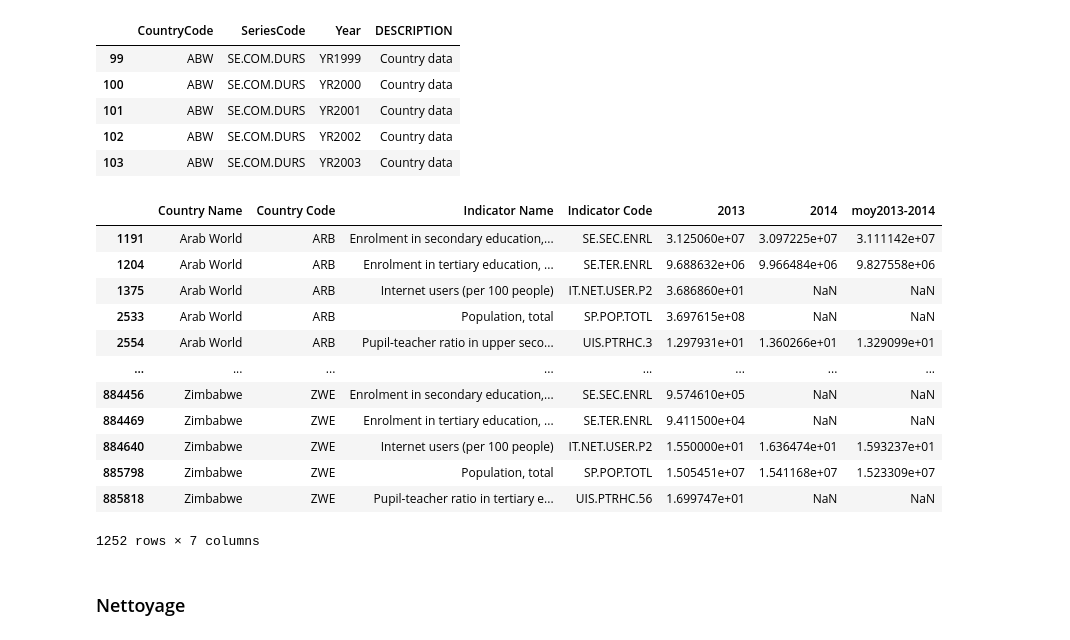
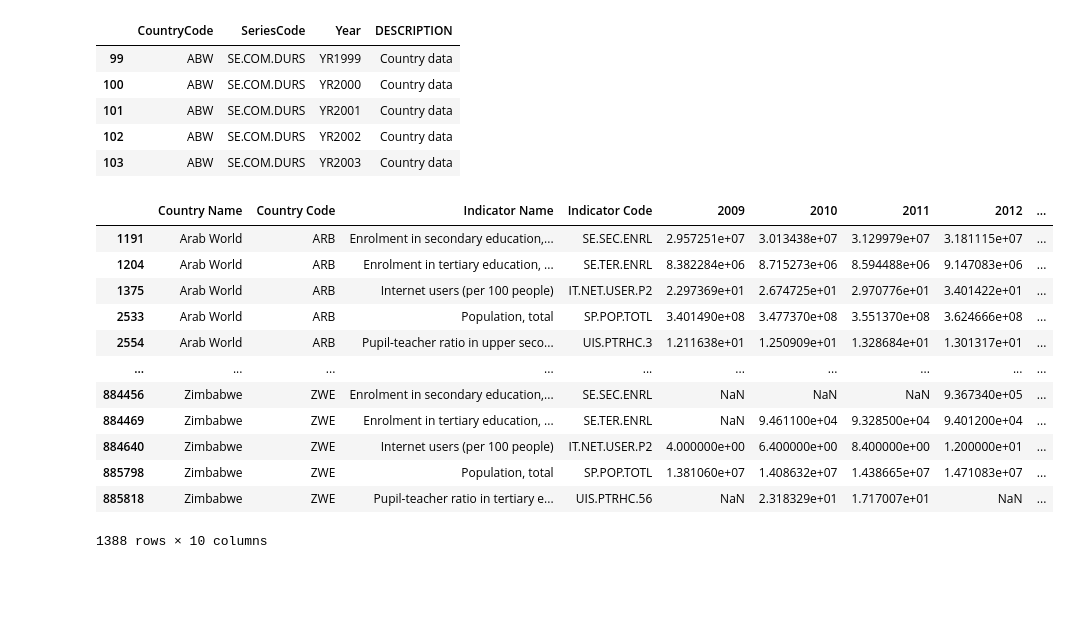
Before and after one commit to BlancaAlfaro/Projet2, a Jupyter notebook: 01-read.ipynb, the cells around one changed output. Cells and saved outputs as stored; diff of their text form; code cells hidden in the pictures; blank space fills up the shorter version.

```diff
--- a/01-read.ipynb
+++ b/01-read.ipynb
@@ -373,7 +389,8 @@ liste_retenus=[
     'Enrolment in tertiary education, all programmes, both sexes (number)' ,
     'Internet users (per 100 people)',
     'Pupil-teacher ratio in tertiary education (headcount basis)',
-    'Duration of compulsory education (years)' ,'Personal computers (per 100 people)',
+    'Duration of compulsory education (years)' ,
+    'Personal computers (per 100 people)',
     'Pupil-teacher ratio in upper secondary education (headcount basis)']
 filtre_retenus=indicateurs['Indicator Name'].isin(liste_retenus)
 indicateurs_retenus=indicateurs[filtre_retenus]
@@ -411,3 +439,8 @@ La dernière année avec un taux acceptable de données est 2014 si on exclue l'
+# %%
+#Mise à jour de la liste des retenus et du dataframe indicateurs retenus
+liste_retenus.remove('Personal computers (per 100 people)')
+filtre_retenus=indicateurs['Indicator Name'].isin(liste_retenus)
+indicateurs_retenus=indicateurs[filtre_retenus]
 # %%
 series_retenus=series[series['Indicator Name'].isin(liste_retenus)].dropna(axis=1,how='all')
 series_retenus
@@ -450,30 +481,25 @@ notes_retenus.head()
 # %%
 #Filtre sur les années avec le plus de données
 
-#Afin de garder des données comparables tout en essayant de garder un maximum de données, la moyenne des valeurs des
-# indicateurs pour les 2 dernières années avec un nombre significatif de données (2013 et 2014) sera prise comme indicateur
+#Afin de garder des données comparables tout en essayant de garder un maximum de lignes, la moyenne des valeurs des
+# indicateurs pour les 5 dernières années avec un nombre significatif de données (2009 et 2014) sera prise comme indicateur
 
-colonnes_retenues=['Country Name', 'Country Code', 'Indicator Name', 'Indicator Code', '2013','2014']
+colonnes_retenues=['Country Name', 'Country Code', 'Indicator Name', 'Indicator Code', '2009','2010','2011','2012','2013','2014']
 
-data=indicateurs_retenus.loc[:,colonnes_retenues]
-data.dropna(axis=0,subset=['2013','2014'],how='all',inplace=True)
-data['moy2013-2014']=(data['2013']+data['2014'])/2 #Ne fonctionne pas car Nan + value = Nan
-data
-#Nombre de valeurs manquantes
-#data.isna().sum()
+data_raw=indicateurs_retenus.loc[:,colonnes_retenues]
+data_raw.dropna(axis=0,subset=[ '2009','2010','2011','2012','2013','2014','2013','2014'],how='all',inplace=True)
+data_raw
 # %% [output]
-|  | Country Name | Country Code | Indicator Name | Indicator Code | 2013 | 2014 | moy2013-2014 |
-| 1191 | Arab World | ARB | Enrolment in secondary education,... | SE.SEC.ENRL | 3.125060e+07 | 3.097225e+07 | 3.111142e+07 |
-| 1204 | Arab World | ARB | Enrolment in tertiary education, ... | SE.TER.ENRL | 9.688632e+06 | 9.966484e+06 | 9.827558e+06 |
-| 1375 | Arab World | ARB | Internet users (per 100 people) | IT.NET.USER.P2 | 3.686860e+01 | NaN | NaN |
-| 2533 | Arab World | ARB | Population, total | SP.POP.TOTL | 3.697615e+08 | NaN | NaN |
-| 2554 | Arab World | ARB | Pupil-teacher ratio in upper seco... | UIS.PTRHC.3 | 1.297931e+01 | 1.360266e+01 | 1.329099e+01 |
-| ... | ... | ... | ... | ... | ... | ... | ... |
-| 884456 | Zimbabwe | ZWE | Enrolment in secondary education,... | SE.SEC.ENRL | 9.574610e+05 | NaN | NaN |
-| 884469 | Zimbabwe | ZWE | Enrolment in tertiary education, ... | SE.TER.ENRL | 9.411500e+04 | NaN | NaN |
-| 884640 | Zimbabwe | ZWE | Internet users (per 100 people) | IT.NET.USER.P2 | 1.550000e+01 | 1.636474e+01 | 1.593237e+01 |
-| 885798 | Zimbabwe | ZWE | Population, total | SP.POP.TOTL | 1.505451e+07 | 1.541168e+07 | 1.523309e+07 |
-| 885818 | Zimbabwe | ZWE | Pupil-teacher ratio in tertiary e... | UIS.PTRHC.56 | 1.699747e+01 | NaN | NaN |
+|  | Country Name | Country Code | Indicator Name | Indicator Code | 2009 | 2010 | 2011 | 2012 | ... |
+| 1191 | Arab World | ARB | Enrolment in secondary education,... | SE.SEC.ENRL | 2.957251e+07 | 3.013438e+07 | 3.129979e+07 | 3.181115e+07 | ... |
+| 1204 | Arab World | ARB | Enrolment in tertiary education, ... | SE.TER.ENRL | 8.382284e+06 | 8.715273e+06 | 8.594488e+06 | 9.147083e+06 | ... |
+| 1375 | Arab World | ARB | Internet users (per 100 people) | IT.NET.USER.P2 | 2.297369e+01 | 2.674725e+01 | 2.970776e+01 | 3.401422e+01 | ... |
+| 2533 | Arab World | ARB | Population, total | SP.POP.TOTL | 3.401490e+08 | 3.477370e+08 | 3.551370e+08 | 3.624666e+08 | ... |
+| 2554 | Arab World | ARB | Pupil-teacher ratio in upper seco... | UIS.PTRHC.3 | 1.211638e+01 | 1.250909e+01 | 1.328684e+01 | 1.301317e+01 | ... |
+| ... | ... | ... | ... | ... | ... | ... | ... | ... | ... |
+| 884456 | Zimbabwe | ZWE | Enrolment in secondary education,... | SE.SEC.ENRL | NaN | NaN | NaN | 9.367340e+05 | ... |
+| 884469 | Zimbabwe | ZWE | Enrolment in tertiary education, ... | SE.TER.ENRL | NaN | 9.461100e+04 | 9.328500e+04 | 9.401200e+04 | ... |
+| 884640 | Zimbabwe | ZWE | Internet users (per 100 people) | IT.NET.USER.P2 | 4.000000e+00 | 6.400000e+00 | 8.400000e+00 | 1.200000e+01 | ... |
+| 885798 | Zimbabwe | ZWE | Population, total | SP.POP.TOTL | 1.381060e+07 | 1.408632e+07 | 1.438665e+07 | 1.471083e+07 | ... |
+| 885818 | Zimbabwe | ZWE | Pupil-teacher ratio in tertiary e... | UIS.PTRHC.56 | NaN | 2.318329e+01 | 1.717007e+01 | NaN | ... |
-1252 rows × 7 columns
+1388 rows × 10 columns
-# %% [markdown]
-### Nettoyage
```
Also changed, not shown: parts of 80 cells of this notebook, 3 other files.
